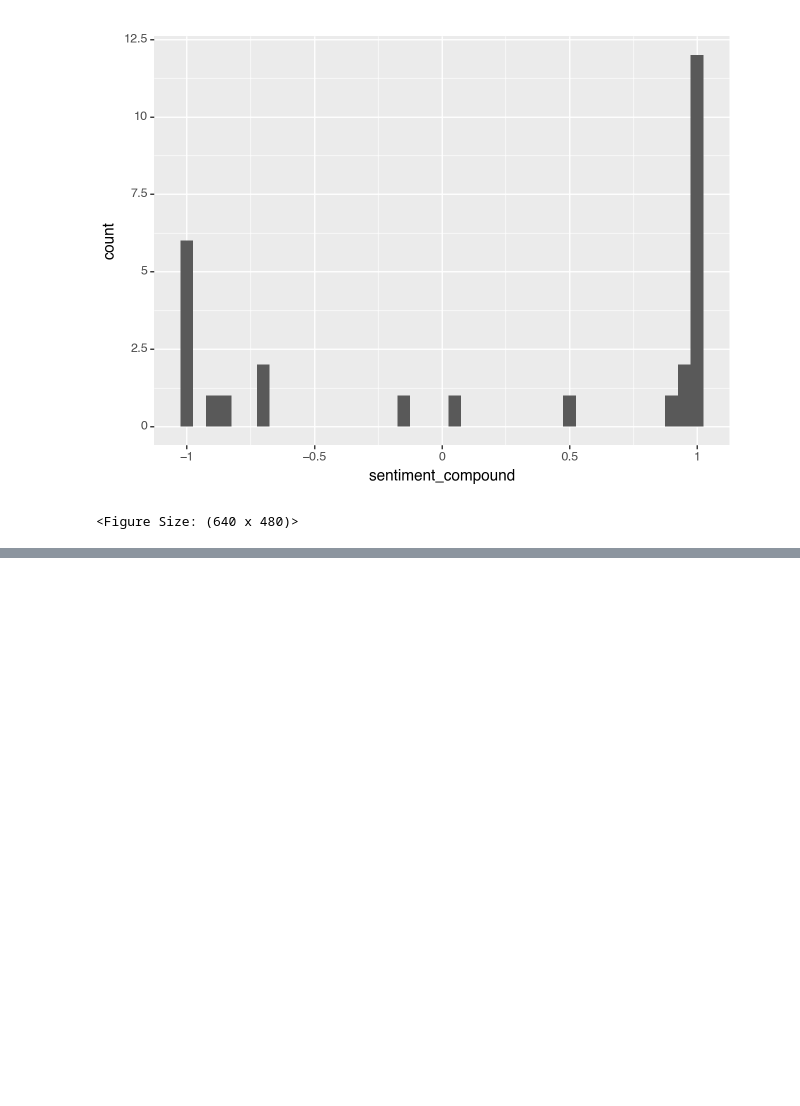
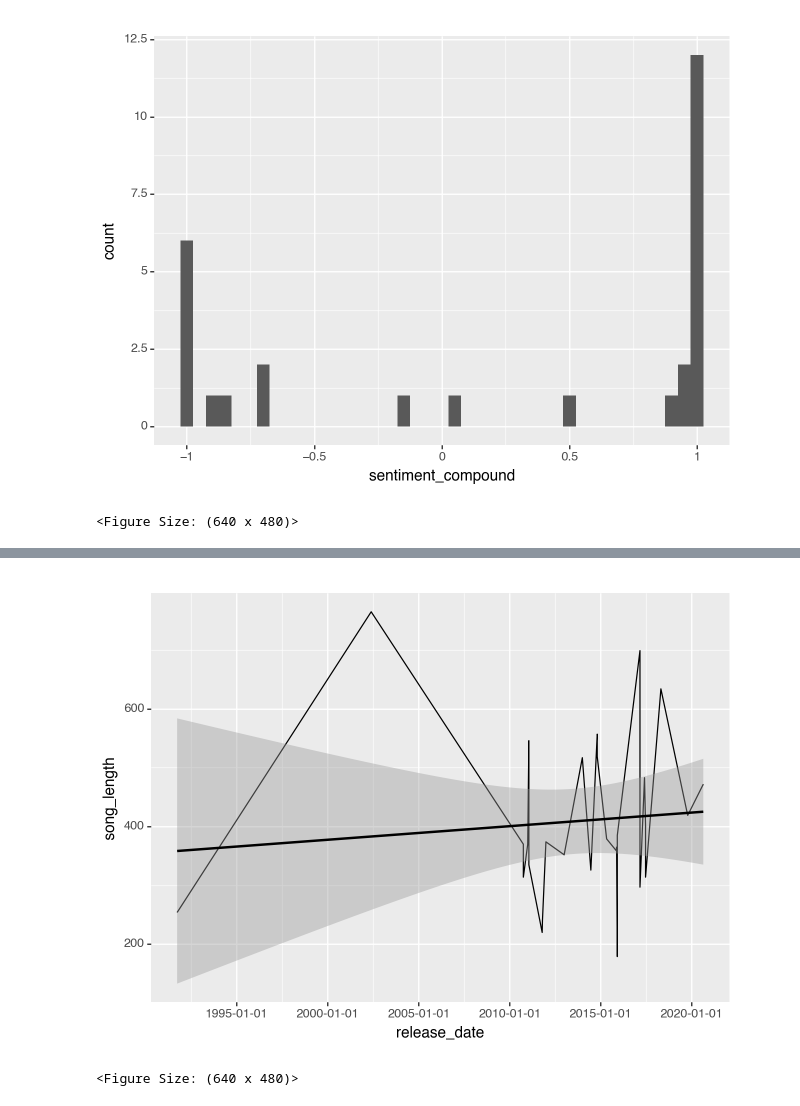
Before and after one commit to lse-ds105/ds105a-project-music-metrics, a Jupyter notebook: notebooks/ruikai_2024.ipynb, the cells around one changed output, grey strips where cells are left out. Cells and saved outputs as stored; diff of their text form; code cells hidden in the pictures; blank space fills up the shorter version.

```diff
--- a/notebooks/ruikai_2024.ipynb
+++ b/notebooks/ruikai_2024.ipynb
@@ -361,0 +384,12 @@ g
+# %%
+line2 = (
+    ggplot(df) +
+    aes(x = 'release_date', y = 'song_length') +
+    geom_line() +
+    geom_smooth(method = "lm")
+)
+
+line2
+# %% [output]
+[figure, added]
+<Figure Size: (640 x 480)>
```
Also changed, not shown: parts of 4 cells of this notebook.
